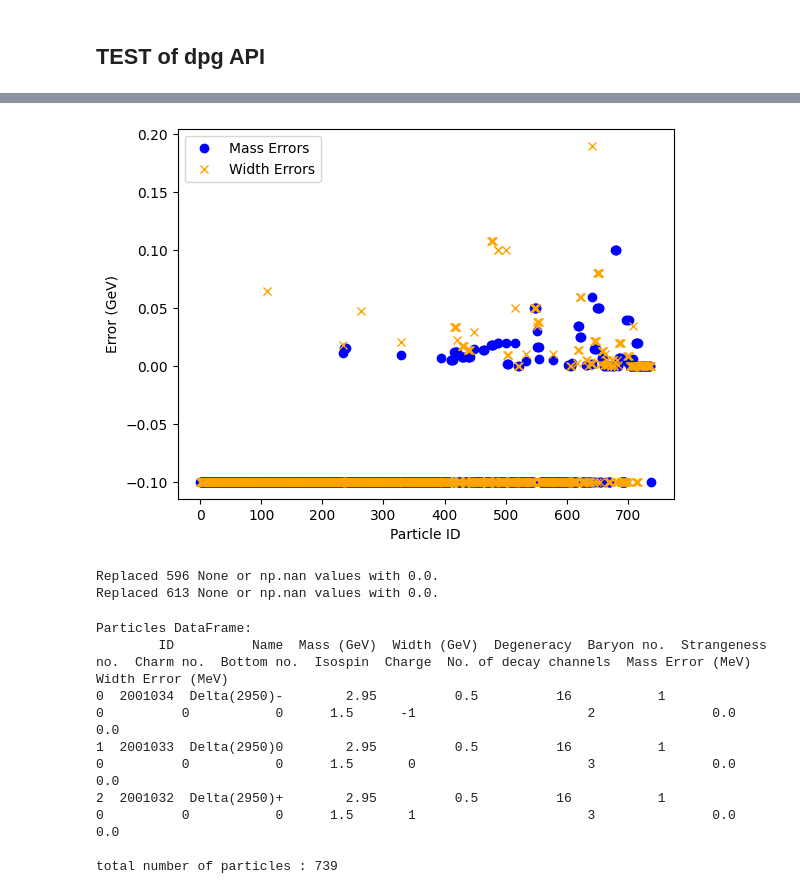
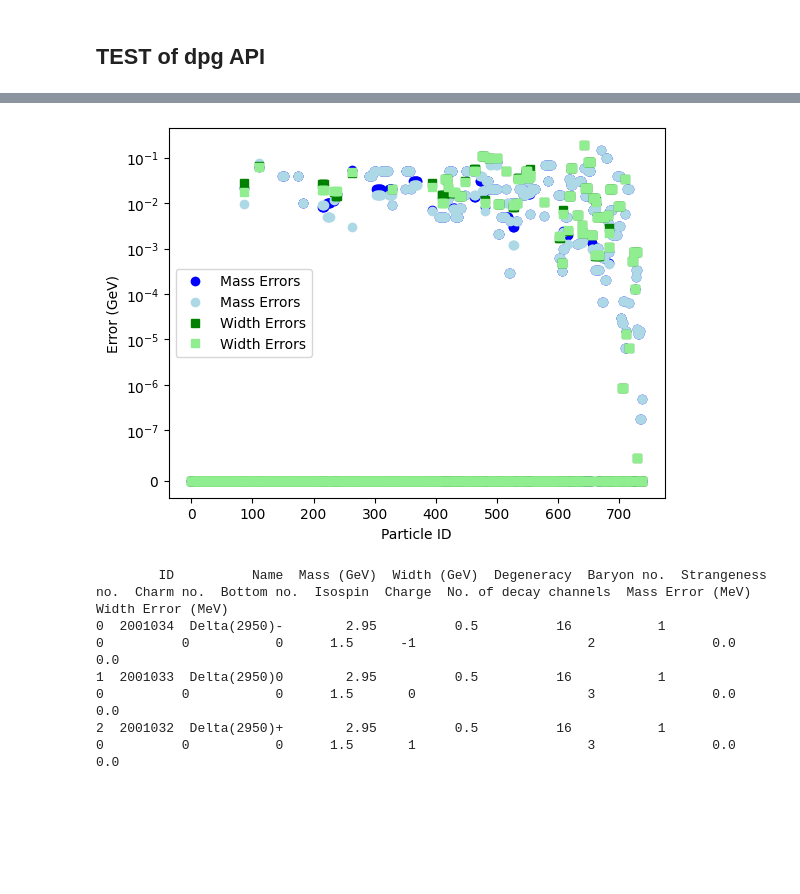
Before and after one commit to Claitos/FastResoParser, a Jupyter notebook: study-pdg.ipynb, the cells around one changed output, grey strips where cells are left out. Saved outputs shown, nothing was run; the diff lists cells and outputs as text; code cells hidden in the pictures; blank space fills up the shorter version.

Commit message:
fixed function for retrieving mass and width data

```diff
--- a/study-pdg.ipynb
+++ b/study-pdg.ipynb
@@ -130,52 +109,24 @@ Replaced 613 None or np.nan values with -0.1.
-# %%
-plt.plot(mass_errors, label="Mass Errors", color='blue', linestyle='', marker='o')
-plt.plot(width_errors, label="Width Errors", color='orange', linestyle='', marker='x')
-plt.xlabel("Particle ID")
-plt.ylabel("Error (GeV)")
-plt.legend()
-plt.show()
-# %% [output]
-[figure, removed]
-# %%
-mass_errors = []
-width_errors = []
-counter_not_found = 0
-for mcid in particles_df["ID"]:
-    try :
-        particle = api.get_particle_by_mcid(mcid)
-    except:
-        mass_errors.append(np.nan)
-        width_errors.append(np.nan)
-        counter_not_found += 1
-        continue
-
-    try:
-        mass_errors.append(particle.mass_error)
-        width_errors.append(particle.width_error)
-    except:
-        mass_errors.append(np.nan)
-        width_errors.append(np.nan)
-
-mass_errors_df = replace_nan_none(mass_errors)
-width_errors_df = replace_nan_none(width_errors)
-# %% [output]
-Replaced 596 None or np.nan values with 0.0.
-Replaced 613 None or np.nan values with 0.0.
+# %%
+plt.plot(mass_errors_pos, label="Mass Errors", color='blue', linestyle='', marker='o')
+plt.plot(mass_errors_neg, label="Mass Errors", color='lightblue', linestyle='', marker='o')
+plt.plot(width_errors_pos, label="Width Errors", color='green', linestyle='', marker='s')
+plt.plot(width_errors_neg, label="Width Errors", color='lightgreen', linestyle='', marker='s')
+plt.xlabel("Particle ID")
+plt.ylabel("Error (GeV)")
+plt.yscale("symlog", linthresh=1e-7)
+plt.legend()
+plt.show()
+# %% [output]
+[figure, added]
 # %%
 particles_df_errors = particles_df.copy()
-particles_df_errors["Mass Error (MeV)"] = mass_errors_df
+particles_df_errors["Mass Error Pos (MeV)"] = mass_errors_df
 particles_df_errors["Width Error (MeV)"] = width_errors_df
+
+print(particles_df_errors.head(n=3))
+# %% [output]
+        ID          Name  Mass (GeV)  Width (GeV)  Degeneracy  Baryon no.  Strangeness no.  Charm no.  Bottom no.  Isospin  Charge  No. of decay channels  Mass Error (MeV)  Width Error (MeV)
+0  2001034  Delta(2950)-        2.95          0.5          16           1                0          0           0      1.5      -1                      2               0.0                0.0
+1  2001033  Delta(2950)0        2.95          0.5          16           1                0          0           0      1.5       0                      3               0.0                0.0
+2  2001032  Delta(2950)+        2.95          0.5          16           1                0          0           0      1.5       1                      3               0.0                0.0
-# %%
-print("Particles DataFrame:")
-print(particles_df_errors.head(n=3))
-print()
-print(f"total number of particles : {len(particles_df_errors)}")
-# %% [output]
-Particles DataFrame:
-        ID          Name  Mass (GeV)  Width (GeV)  Degeneracy  Baryon no.  Strangeness no.  Charm no.  Bottom no.  Isospin  Charge  No. of decay channels  Mass Error (MeV)  Width Error (MeV)
-0  2001034  Delta(2950)-        2.95          0.5          16           1                0          0           0      1.5      -1                      2               0.0                0.0
-1  2001033  Delta(2950)0        2.95          0.5          16           1                0          0           0      1.5       0                      3               0.0                0.0
-2  2001032  Delta(2950)+        2.95          0.5          16           1                0          0           0      1.5       1                      3               0.0                0.0
-
-total number of particles : 739
 # %%
```
Also changed, not shown: parts of 4 cells of this notebook, 2 other files.
